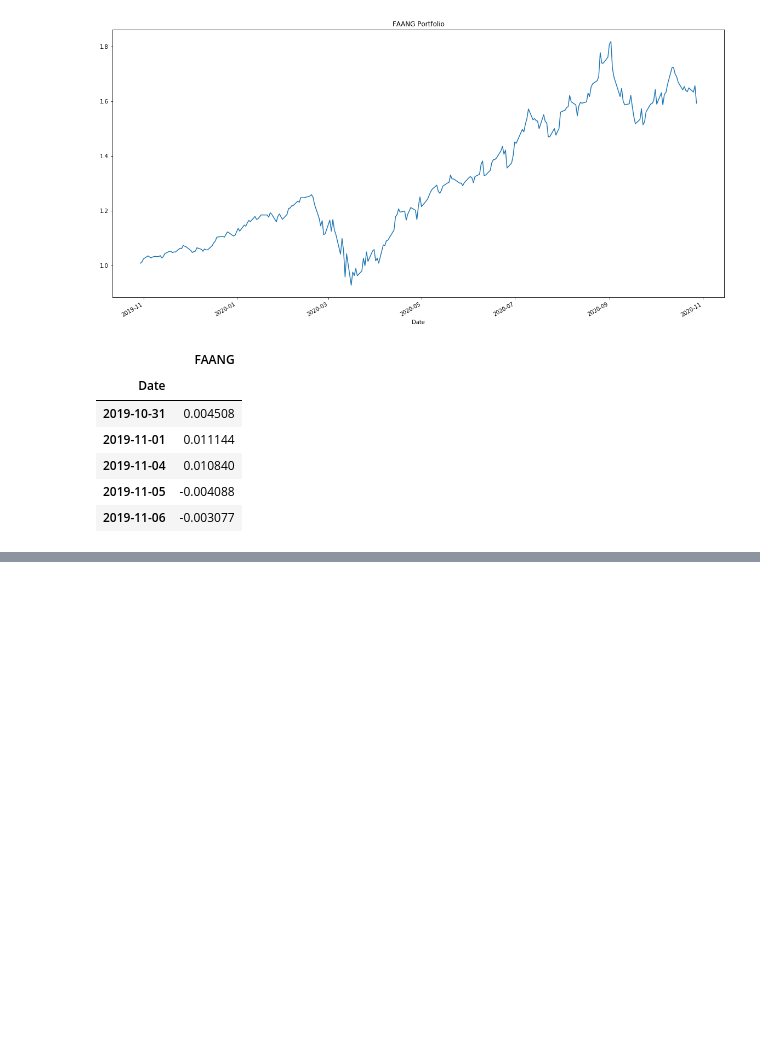
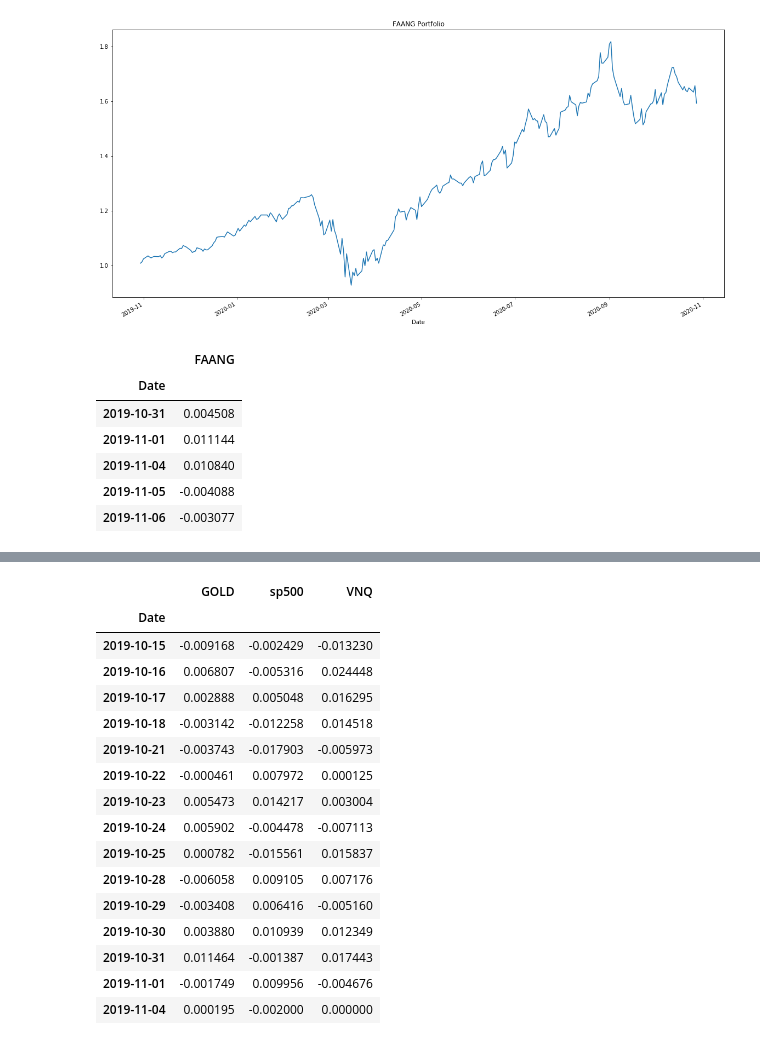
Before and after one commit to Milticket414/Dream-Team, a Jupyter notebook: notebooks/jorge.ipynb, the cells around one changed output, grey strips where cells are left out. Cells and saved outputs as stored; diff of their text form; code cells hidden in the pictures; blank space fills up the shorter version.

```diff
--- a/notebooks/jorge.ipynb
+++ b/notebooks/jorge.ipynb
@@ -143,0 +153,6 @@ faang_asset.to_csv("../data/clean/FAANG.csv")
+# %%
+bitcoin_df = pd.read_csv(bitcoin_path)
+gold_df = pd.read_csv(gold_path)
+vnq_df = pd.read_csv(vnq_path)
+sp500_df = pd.read_csv(sp500_path)
+faang_df = pd.read_csv(faang_path)
@@ -143,0 +175,14 @@ faang_asset.to_csv("../data/clean/FAANG.csv")
+# %%
+new_assets = pd.concat([gold_df, sp500_df, vnq_df], axis=1, join= "inner")
+new_assets
+
+Cols = list(new_assets.columns)
+
+for i, item in enumerate(new_assets.columns):
+    if item in new_assets.columns[:i]:Cols[i] = "toDROP"
+
+new_assets.columns = Cols
+
+joining_assets = new_assets.drop("toDROP", 1).set_index("Date").dropna()
+
+joining_assets
@@ -143,0 +204,2 @@ faang_asset.to_csv("../data/clean/FAANG.csv")
+# %%
+joining_assets.sort_values(by=["Date"], inplace=True, ascending=True)
@@ -143,0 +240,20 @@ faang_asset.to_csv("../data/clean/FAANG.csv")
+# %%
+no_bitcoin_assets.head(15)
+# %% [output]
+|  | GOLD | sp500 | VNQ |
+| Date |  |  |  |
+| 2019-10-15 | -0.009168 | -0.002429 | -0.013230 |
+| 2019-10-16 | 0.006807 | -0.005316 | 0.024448 |
+| 2019-10-17 | 0.002888 | 0.005048 | 0.016295 |
+| 2019-10-18 | -0.003142 | -0.012258 | 0.014518 |
+| 2019-10-21 | -0.003743 | -0.017903 | -0.005973 |
+| 2019-10-22 | -0.000461 | 0.007972 | 0.000125 |
+| 2019-10-23 | 0.005473 | 0.014217 | 0.003004 |
+| 2019-10-24 | 0.005902 | -0.004478 | -0.007113 |
+| 2019-10-25 | 0.000782 | -0.015561 | 0.015837 |
+| 2019-10-28 | -0.006058 | 0.009105 | 0.007176 |
+| 2019-10-29 | -0.003408 | 0.006416 | -0.005160 |
+| 2019-10-30 | 0.003880 | 0.010939 | 0.012349 |
+| 2019-10-31 | 0.011464 | -0.001387 | 0.017443 |
+| 2019-11-01 | -0.001749 | 0.009956 | -0.004676 |
+| 2019-11-04 | 0.000195 | -0.002000 | 0.000000 |
```
Also changed, not shown: parts of 15 cells of this notebook, 2 other files.
